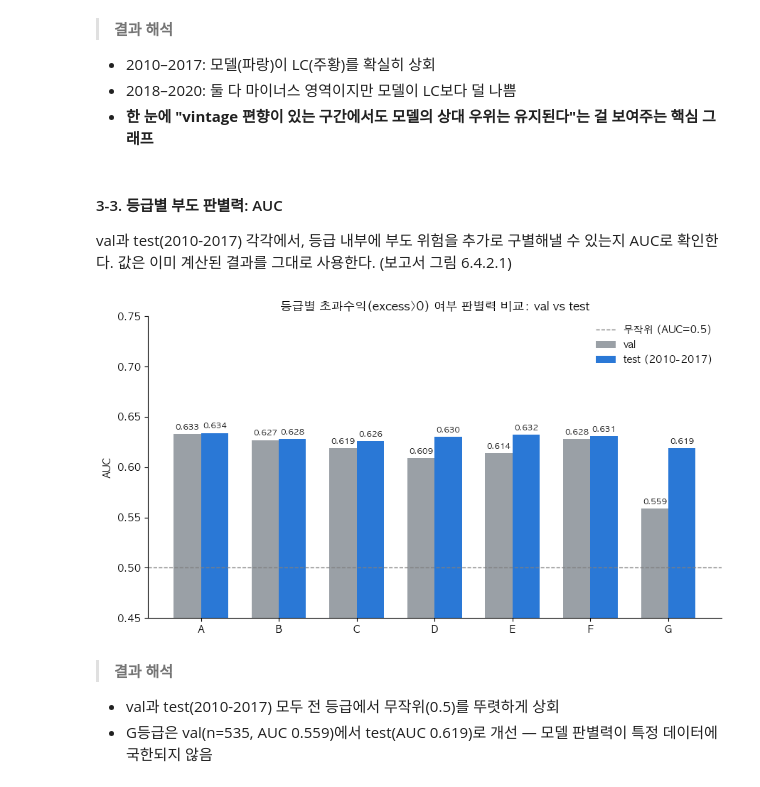
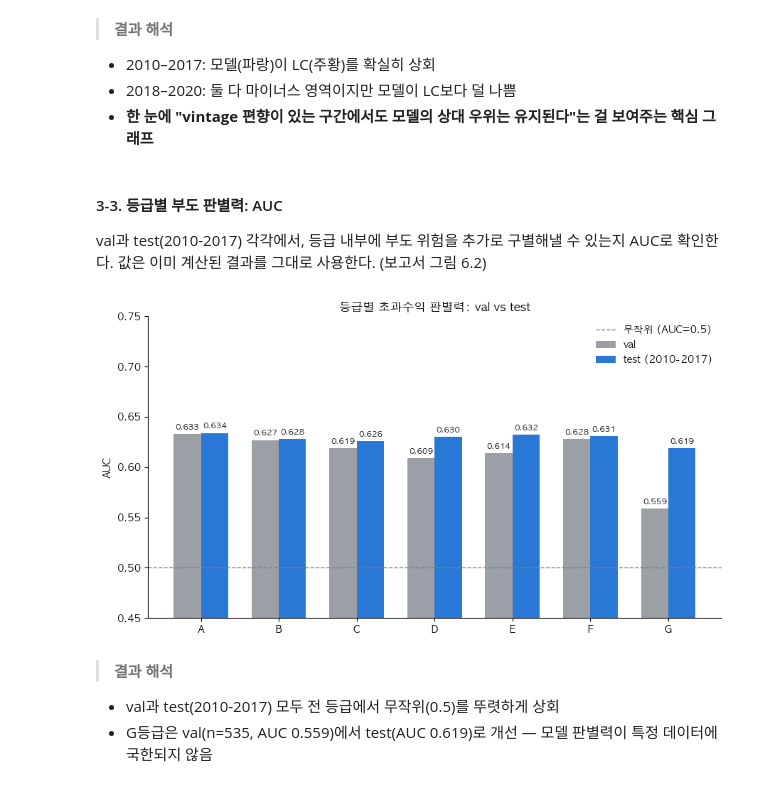
Before and after one commit to SNU-KDT-5/SNU-KDT-5-lending-club, a Jupyter notebook: modeling/04_final_test.ipynb, the cells around one changed output. Saved outputs shown, nothing was run; the diff lists cells and outputs as text; code cells hidden in the pictures.

Commit message:
docs: 등급별 초과수익 판별력 그래프 제목 반영 재실행

```diff
--- a/modeling/04_final_test.ipynb
+++ b/modeling/04_final_test.ipynb
@@ -470,7 +470,7 @@ plt.show()
 - **한 눈에 "vintage 편향이 있는 구간에서도 모델의 상대 우위는 유지된다"는 걸 보여주는 핵심 그래프**
 # %% [markdown]
 #### 3-3. 등급별 부도 판별력: AUC
-val과 test(2010-2017) 각각에서, 등급 내부에 부도 위험을 추가로 구별해낼 수 있는지 AUC로 확인한다. 값은 이미 계산된 결과를 그대로 사용한다. (보고서 그림 6.4.2.1)
+val과 test(2010-2017) 각각에서, 등급 내부에 부도 위험을 추가로 구별해낼 수 있는지 AUC로 확인한다. 값은 이미 계산된 결과를 그대로 사용한다. (보고서 그림 6.2)
 # %%
 import numpy as np
 import matplotlib.pyplot as plt
@@ -486,36 +486,35 @@ mpl.rcParams["axes.unicode_minus"] = False
 
 # 값은 이미 계산해둔 그래프에서 하드코딩.
 grades = ["A", "B", "C", "D", "E", "F", "G"]
 val_vals  = [0.633, 0.627, 0.619, 0.609, 0.614, 0.628, 0.559]
 test_vals = [0.634, 0.628, 0.626, 0.630, 0.632, 0.631, 0.619]
 
 x = np.arange(len(grades))
 w = 0.35
 
 fig, ax = plt.subplots(figsize=(9, 5))
 b1 = ax.bar(x - w/2, val_vals, width=w, color="#9aa0a6", label="val")
 b2 = ax.bar(x + w/2, test_vals, width=w, color="#2a78d6", label="test (2010-2017)")
 
 for r in b1:
     ax.text(r.get_x() + r.get_width()/2, r.get_height() + 0.003, f"{r.get_height():.3f}",
              ha="center", va="bottom", fontsize=8)
 for r in b2:
     ax.text(r.get_x() + r.get_width()/2, r.get_height() + 0.003, f"{r.get_height():.3f}",
              ha="center", va="bottom", fontsize=8)
 
 ax.axhline(0.5, color="gray", linestyle="--", linewidth=1, label="무작위 (AUC=0.5)")
 ax.set_xticks(x)
 ax.set_xticklabels(grades)
 ax.set_ylim(0.45, 0.75)
 ax.set_ylabel("AUC")
-ax.set_title("등급별 초과수익(excess>0) 여부 판별력 비교: val vs test")
+ax.set_title("등급별 초과수익 판별력: val vs test")
 ax.spines[["top", "right"]].set_visible(False)
 ax.legend(frameon=False)
 plt.tight_layout()
-plt.savefig("등급별_AUC_val_test_비교.png", dpi=150)
 plt.show()
 # %% [output]
-[figure, old version]
+[figure, new version]
 # %% [markdown]
 > **결과 해석**
 - val과 test(2010-2017) 모두 전 등급에서 무작위(0.5)를 뚜렷하게 상회
```
Also changed, not shown: parts of 2 cells of this notebook.
